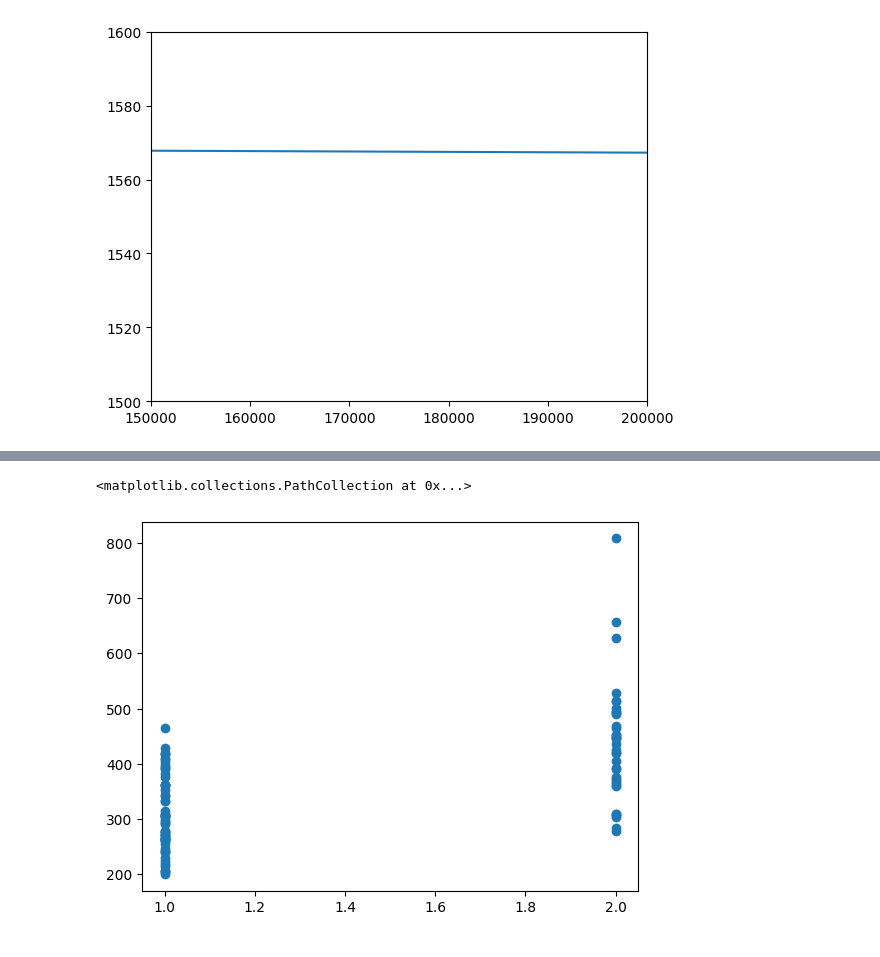
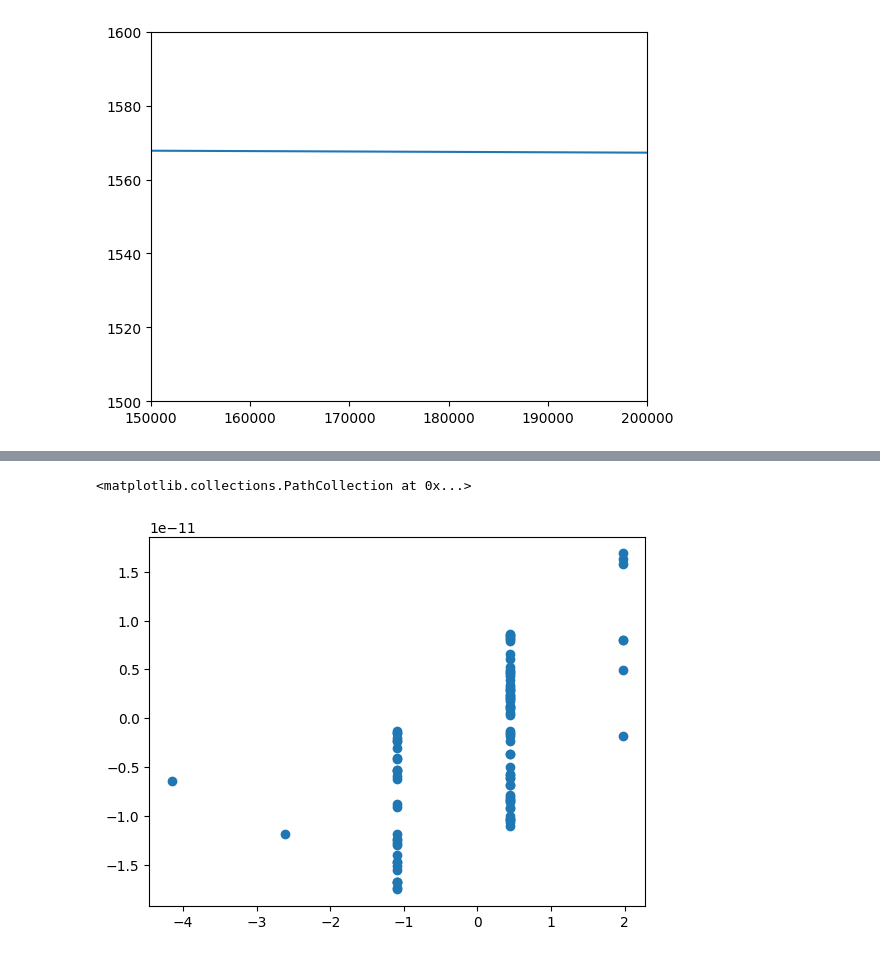
Before and after one commit to DCI-alxogm/ml2023-David-Nicolas364, a Jupyter notebook: sep2/ejercicio.ipynb, the cells around one changed output, grey strips where cells are left out. Drawn from its saved outputs; the diff is of its cells as text; code cells hidden in the pictures.

```diff
--- a/sep2/ejercicio.ipynb
+++ b/sep2/ejercicio.ipynb
@@ -92,0 +99,5 @@ tPred = wf[0] + wf[1]*Xh[0,:] + wf[2]*Xh[1,:] + wf[3]*Xh[2,:]+wf[4]*Xh[3,:]
+# %%
+XNorm0=(Xh[0,:]-np.mean(Xh[0,:]))/np.std(Xh[0,:])
+XNorm1=(Xh[1,:]-np.mean(Xh[1,:]))/np.std(Xh[1,:])
+XNorm2=(Xh[2,:]-np.mean(Xh[2,:]))/np.std(Xh[2,:])
+XNorm3=(Xh[3,:]-np.mean(Xh[3,:]))/np.std(Xh[3,:])
@@ -92,0 +109,2 @@ tPred = wf[0] + wf[1]*Xh[0,:] + wf[2]*Xh[1,:] + wf[3]*Xh[2,:]+wf[4]*Xh[3,:]
+# %%
+xnORM=np.array([XNorm0,XNorm1,XNorm2,XNorm3])
@@ -92,0 +154,6 @@ tPred = wf[0] + wf[1]*Xh[0,:] + wf[2]*Xh[1,:] + wf[3]*Xh[2,:]+wf[4]*Xh[3,:]
+# %%
+w=[0.,0.,0.,0.,0.]
+iteraciones = 10000
+alph=1e-5
+wf, cost=graddec(xnORM,th,w, alph, iteraciones, L,D)
+wf
@@ -93,5 +172,7 @@ tPred = wf[0] + wf[1]*Xh[0,:] + wf[2]*Xh[1,:] + wf[3]*Xh[2,:]+wf[4]*Xh[3,:]
+# %%
+tPred = wf[0] + wf[1]*xnORM[0,:] + wf[2]*xnORM[1,:] + wf[3]*xnORM[2,:]+wf[4]*xnORM[3,:]
 # %%
-plt.scatter(Xh[2,:],tPred)
+plt.scatter(xnORM[1,:],tPred)
 # %% [output]
 <matplotlib.collections.PathCollection at 0x...>
-[figure, old version]
+[figure, new version]
```
Also changed, not shown: parts of 7 cells of this notebook.
